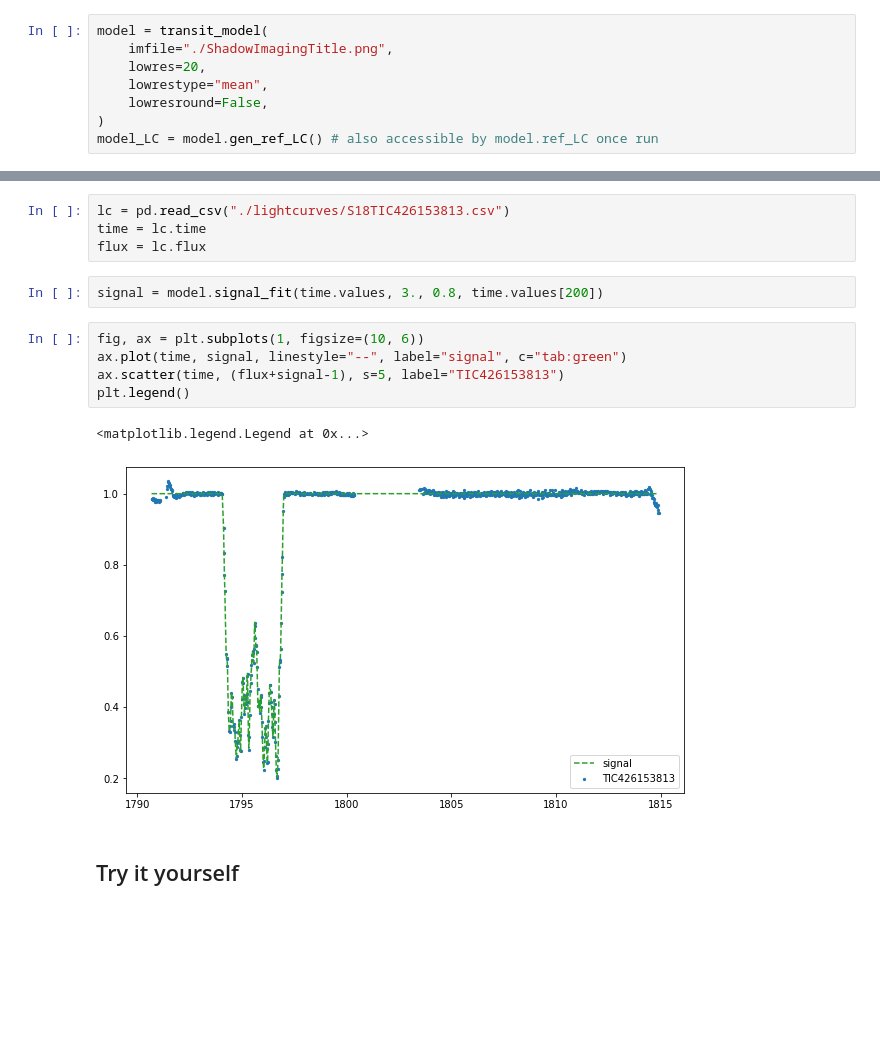
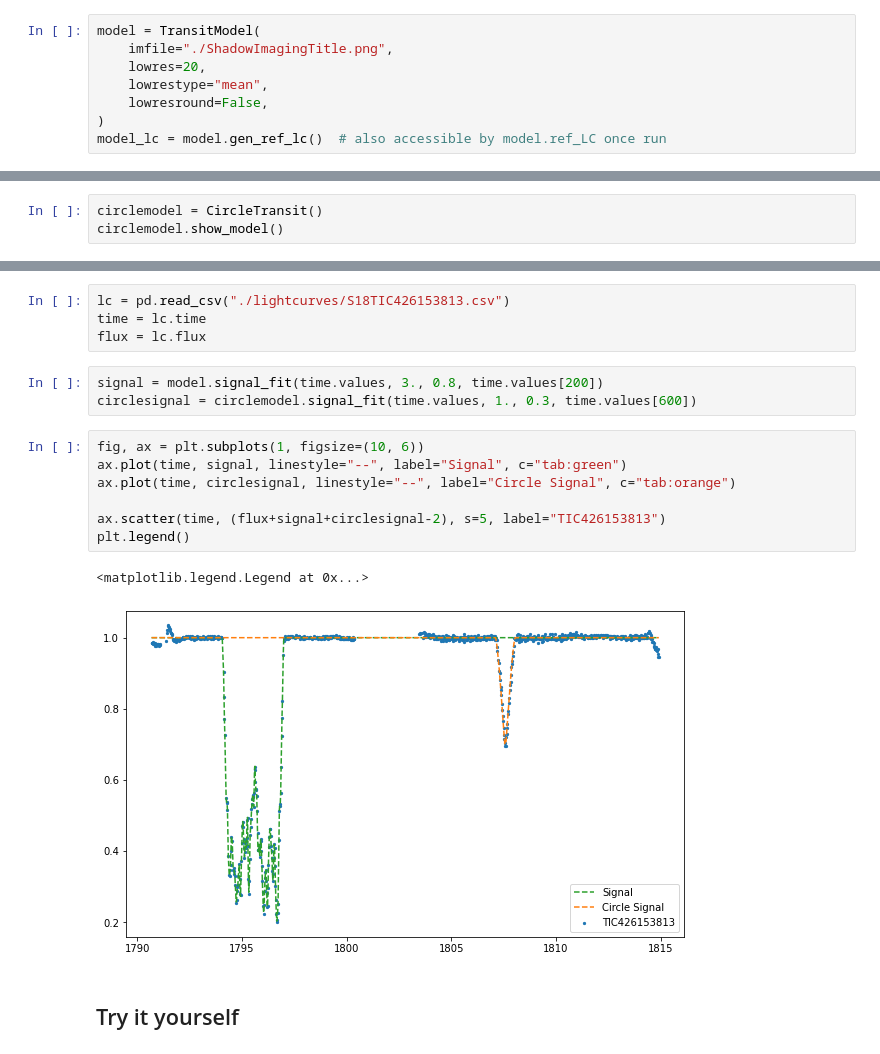
Before and after one commit to d-giles/EightBitTransitGPU, a Jupyter notebook: examples/eightbit-injection.ipynb, the cells around one changed output, grey strips where cells are left out. Saved outputs shown, nothing was run; the diff lists cells and outputs as text; blank space fills up the shorter version.

```diff
--- a/examples/eightbit-injection.ipynb
+++ b/examples/eightbit-injection.ipynb
@@ -19,9 +10,9 @@ from EightBitTransit.eightbitref import transit_model
 # %%
-model = transit_model(
+model = TransitModel(
     imfile="./ShadowImagingTitle.png",
     lowres=20,
     lowrestype="mean",
     lowresround=False,
 )
-model_LC = model.gen_ref_LC() # also accessible by model.ref_LC once run
+model_lc = model.gen_ref_lc()  # also accessible by model.ref_LC once run
 # %%
@@ -39,0 +24,3 @@ ax[1].set_ylabel("Normalized Flux (unitless)");
+# %%
+circlemodel = CircleTransit()
+circlemodel.show_model()
@@ -71,14 +52,17 @@ time = lc.time
 flux = lc.flux
 # %%
 signal = model.signal_fit(time.values, 3., 0.8, time.values[200])
+circlesignal = circlemodel.signal_fit(time.values, 1., 0.3, time.values[600])
 # %%
 fig, ax = plt.subplots(1, figsize=(10, 6))
-ax.plot(time, signal, linestyle="--", label="signal", c="tab:green")
-ax.scatter(time, (flux+signal-1), s=5, label="TIC426153813")
+ax.plot(time, signal, linestyle="--", label="Signal", c="tab:green")
+ax.plot(time, circlesignal, linestyle="--", label="Circle Signal", c="tab:orange")
+
+ax.scatter(time, (flux+signal+circlesignal-2), s=5, label="TIC426153813")
 plt.legend()
 # %% [output]
 <matplotlib.legend.Legend at 0x...>
-[figure, old version]
+[figure, new version]
 # %% [markdown]
 ## Try it yourself
 # %%
```
Also changed, not shown: parts of 12 cells of this notebook, 8 other files.
